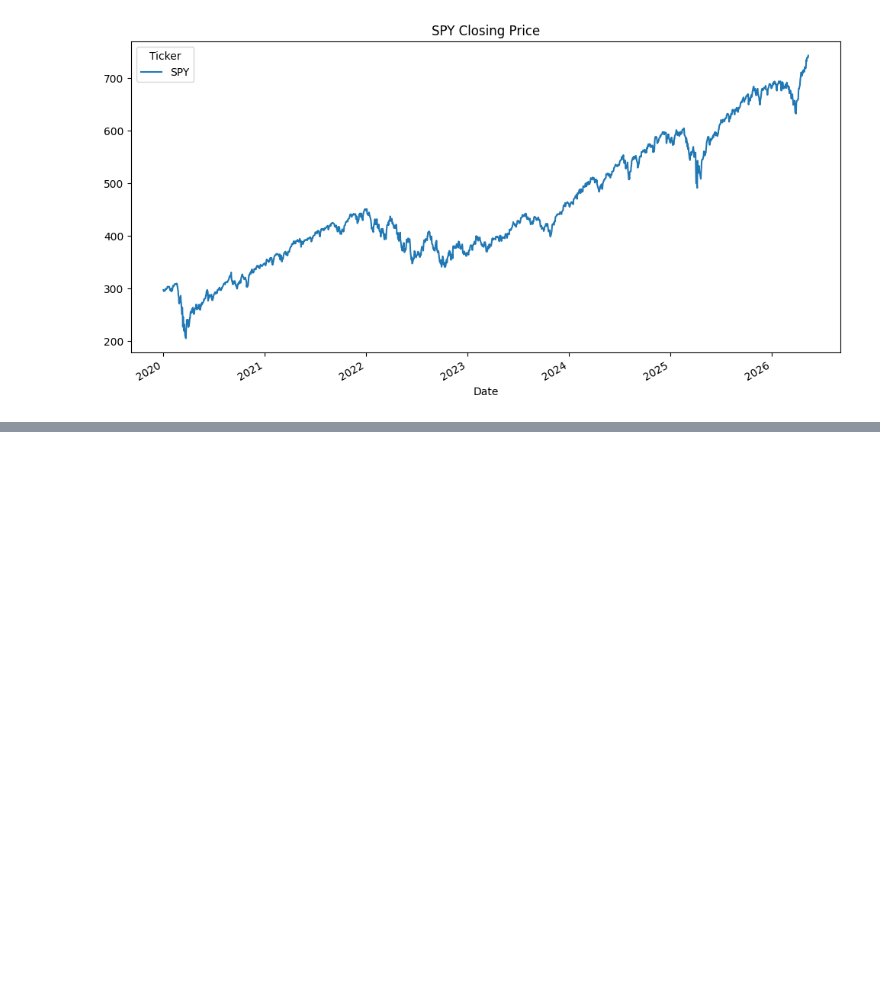
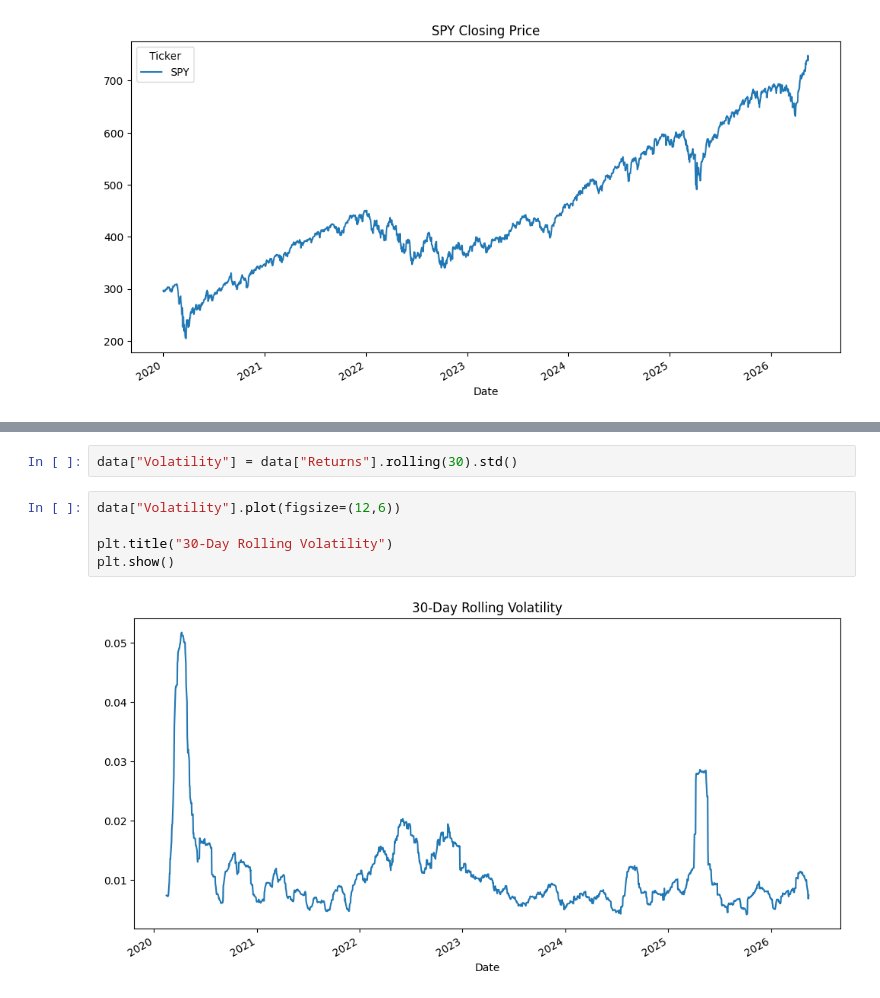
Before and after one commit to Aarni-git/times-series-project, a Jupyter notebook: analysis.ipynb, the cells around one changed output, grey strips where cells are left out. Drawn from its saved outputs; the diff is of its cells as text; blank space fills up the shorter version.

Commit message:
30-Day Rolling Volatility Analysis And Visualization

```diff
--- a/analysis.ipynb
+++ b/analysis.ipynb
@@ -47,0 +48,9 @@ plt.show()
+# %%
+data["Volatility"] = data["Returns"].rolling(30).std()
+# %%
+data["Volatility"].plot(figsize=(12,6))
+
+plt.title("30-Day Rolling Volatility")
+plt.show()
+# %% [output]
+[figure, added]
```
Also changed, not shown: parts of 3 cells of this notebook.
